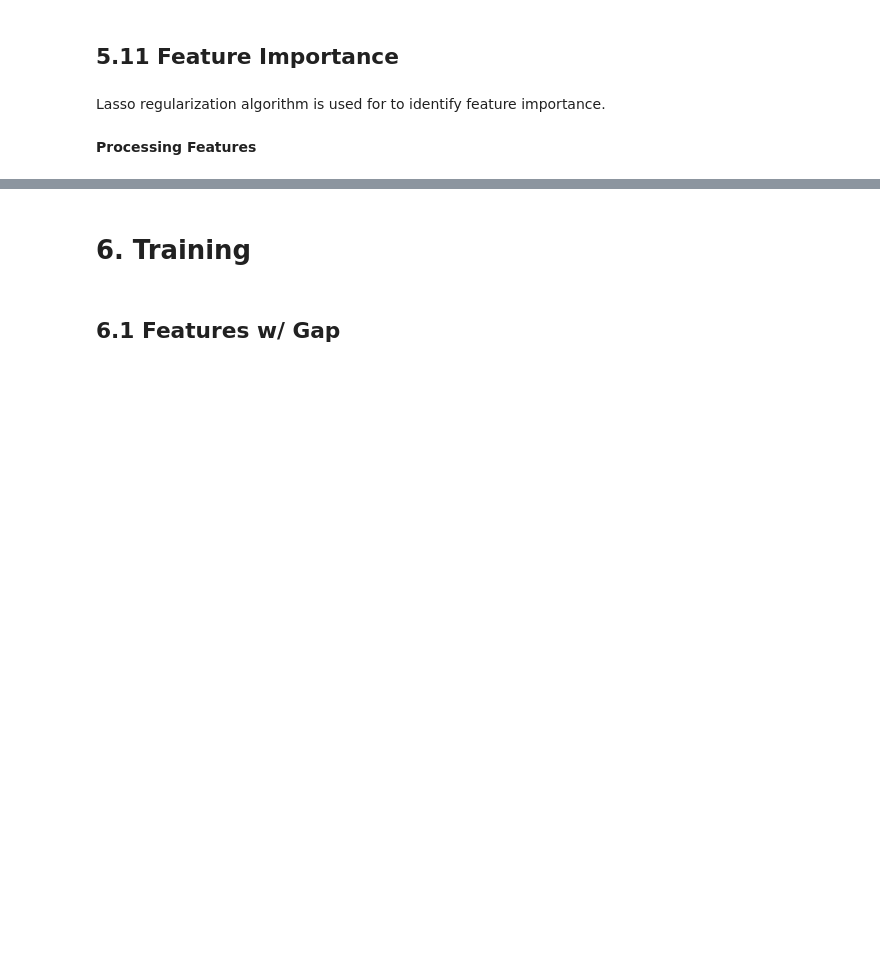
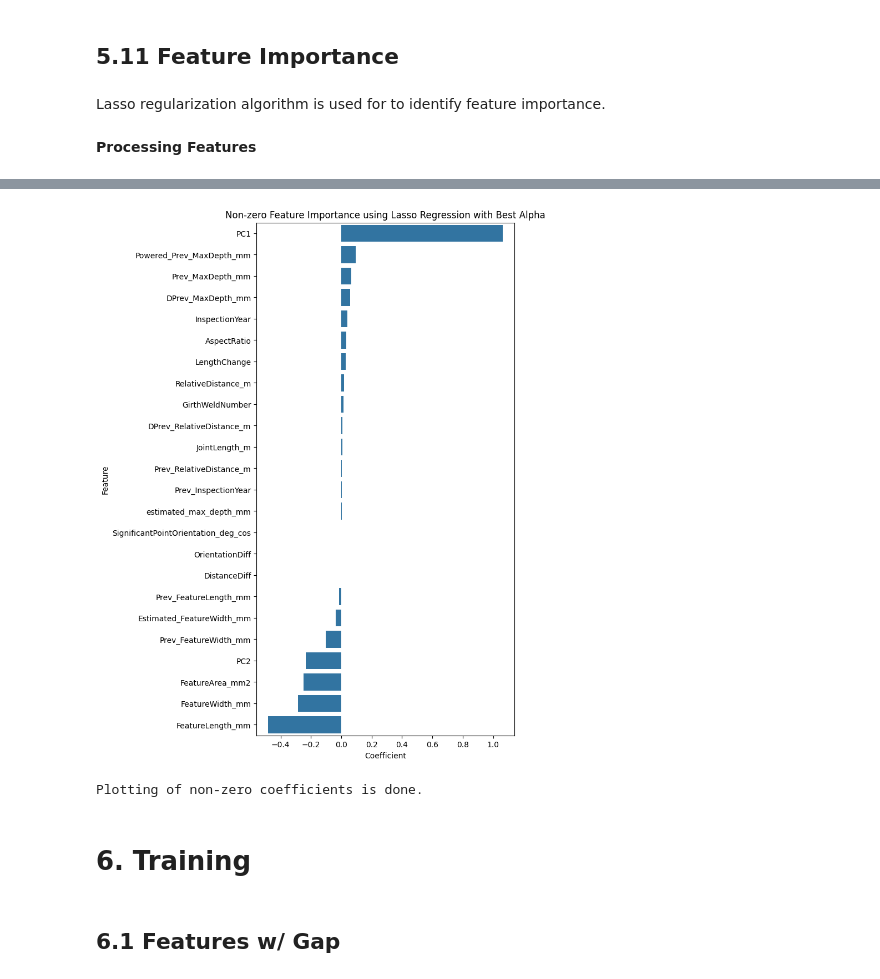
Before and after one commit to Farhad-Davaripour/AI_Applications_in_Pipeline_Engineering, a Jupyter notebook: demo.ipynb, the cells around one changed output, grey strips where cells are left out. Drawn from its saved outputs; the diff is of its cells as text; code cells hidden in the pictures; blank space fills up the shorter version.

```diff
--- a/demo.ipynb
+++ b/demo.ipynb
@@ -485 +576,7 @@ Calculation of feature coefficients is done.
 Plotting of coefficients is done.
+# %%
+# Plot non-zero coefficients
+feature_importance.plot_non_zero_coefficients()
+# %% [output]
+[figure, added]
+Plotting of non-zero coefficients is done.
```
Also changed, not shown: parts of 20 cells of this notebook, 2 other files.
